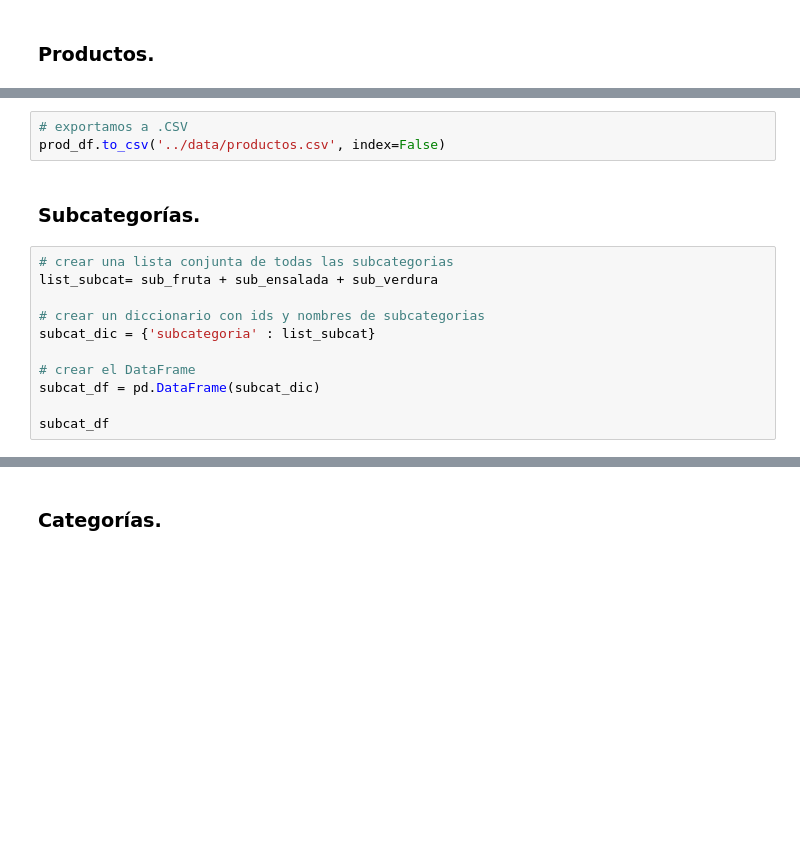
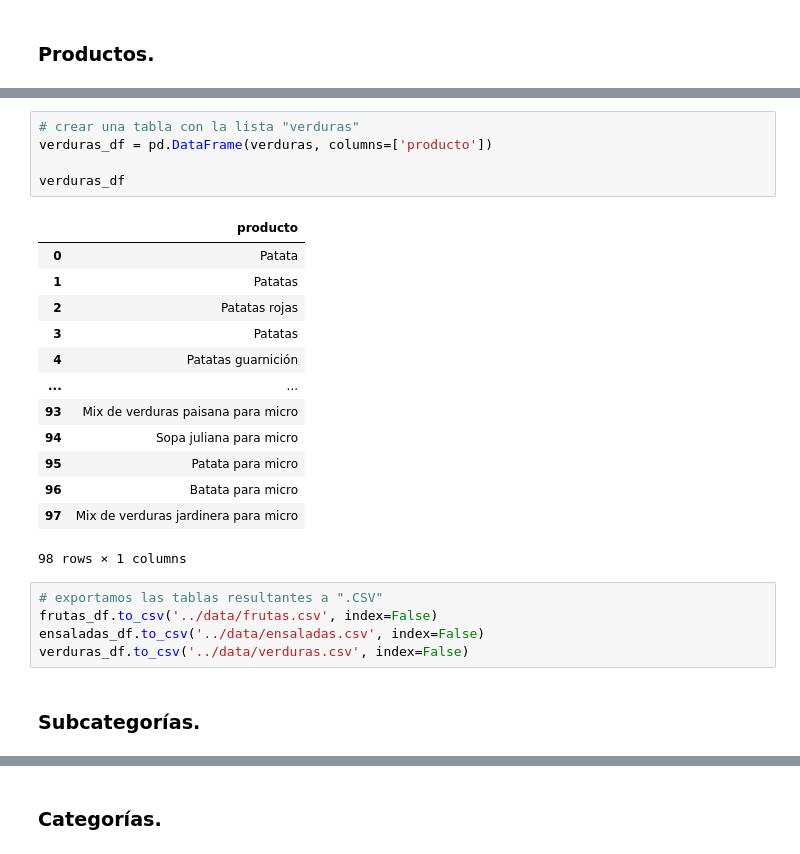
Before and after one commit to dapafer/ETL-process, a Jupyter notebook: src/mercadona_data_scraping.ipynb, the cells around one changed output, grey strips where cells are left out. Saved outputs shown, nothing was run; the diff lists cells and outputs as text; blank space fills up the shorter version.

```diff
--- a/src/mercadona_data_scraping.ipynb
+++ b/src/mercadona_data_scraping.ipynb
@@ -263,16 +296,26 @@ prod_df
+# %%
+# crear una tabla con la lista "verduras"
+verduras_df = pd.DataFrame(verduras, columns=['producto'])
+
+verduras_df
+# %% [output]
+|  | producto |
+| 0 | Patata |
+| 1 | Patatas |
+| 2 | Patatas rojas |
+| 3 | Patatas |
+| 4 | Patatas guarnición |
+| ... | ... |
+| 93 | Mix de verduras paisana para micro |
+| 94 | Sopa juliana para micro |
+| 95 | Patata para micro |
+| 96 | Batata para micro |
+| 97 | Mix de verduras jardinera para micro |
+98 rows × 1 columns
 # %%
-# exportamos a .CSV
-prod_df.to_csv('../data/productos.csv', index=False)
+# exportamos las tablas resultantes a ".CSV"
+frutas_df.to_csv('../data/frutas.csv', index=False)
+ensaladas_df.to_csv('../data/ensaladas.csv', index=False)
+verduras_df.to_csv('../data/verduras.csv', index=False)
 # %% [markdown]
 ### **Subcategorías.**
-# %%
-# crear una lista conjunta de todas las subcategorias
-list_subcat= sub_fruta + sub_ensalada + sub_verdura
-
-# crear un diccionario con ids y nombres de subcategorias
-subcat_dic = {'subcategoria' : list_subcat}
-
-# crear el DataFrame
-subcat_df = pd.DataFrame(subcat_dic)
-
-subcat_df
```
Also changed, not shown: parts of 8 cells of this notebook, 1 other file.
